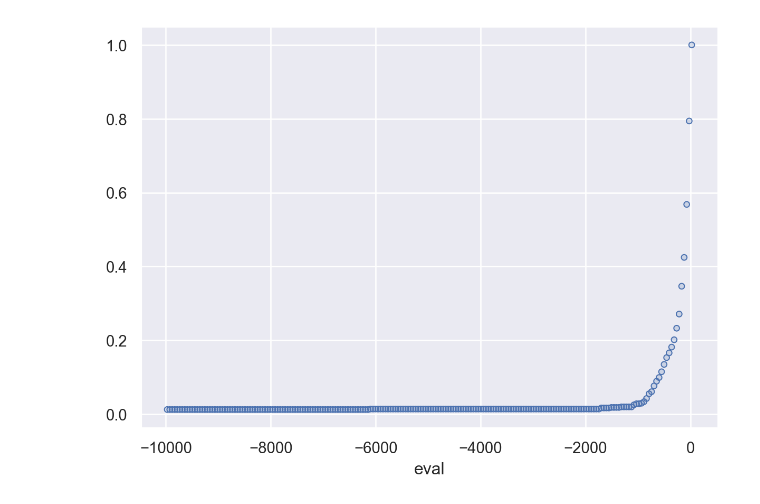
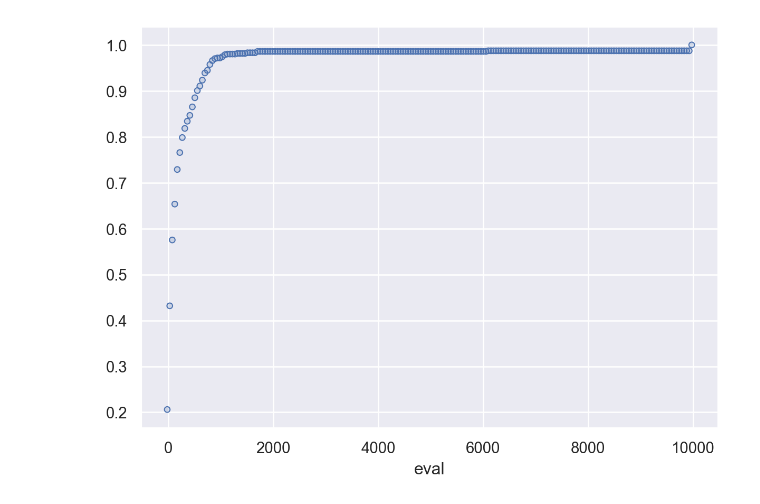
Before and after one commit to SandroMartens/Lichess-Win-Predictions, a Jupyter notebook: new.ipynb, the cells around one changed output. Saved outputs shown, nothing was run; the diff lists cells and outputs as text; code cells hidden in the pictures.

```diff
--- a/new.ipynb
+++ b/new.ipynb
@@ -22,7 +22,7 @@ def dict_factory(cursor, row):
     return {key: value for key, value in zip(col_names, row)}
 
 
-query1 = """
+query_white = """
     SELECT
         g.result,
         --g.start_time + 40 * g.increment as total_time,
@@ -41,9 +41,29 @@ query1 = """
         AND p.eval is not NULL
     """
 
+query_black = """
+    SELECT
+        g.result,
+        --g.start_time + 40 * g.increment as total_time,
+        g.increment,
+        g.start_time,
+        g.url,
+        p.eval,
+        p.ply,
+        g.elo_white - g.elo_black as elo_dif,
+        1 as weight
+    FROM
+        games g INNER JOIN positions p
+        ON g.rowid = p.game_id
+    WHERE
+        g.result == -1
+        AND p.eval is not NULL
+    """
+
+
+
 with sqlite3.connect("games.sqlite") as con:
     con.row_factory = dict_factory
-    res = con.execute(query1)
-    data = pd.DataFrame(res)
-
+    data_white = pd.DataFrame(con.execute(query_white))
+    data_black = pd.DataFrame(con.execute(query_black))
 con.close()
@@ -52,4 +70,8 @@ min_evals = data.groupby("url").min()["eval"]
+# %%
+min_evals_white = -data_white.groupby("url").min()["eval"]
+min_evals_black = data_black.groupby("url").max()["eval"]
 # %%
-so.Plot(x=min_evals, y=0).add(so.Dots(), so.Hist(cumulative=True, stat="density"))
+so.Plot(x=min_evals_white).add(so.Dots(), so.Hist(cumulative=True, stat="density"))
+# so.Plot(x=min_evals_black).add(so.Dots(), so.Hist(cumulative=True, stat="density"))
 # %% [output]
-[figure, old version]
+[figure, new version]
```
Also changed, not shown: parts of 13 cells of this notebook.
